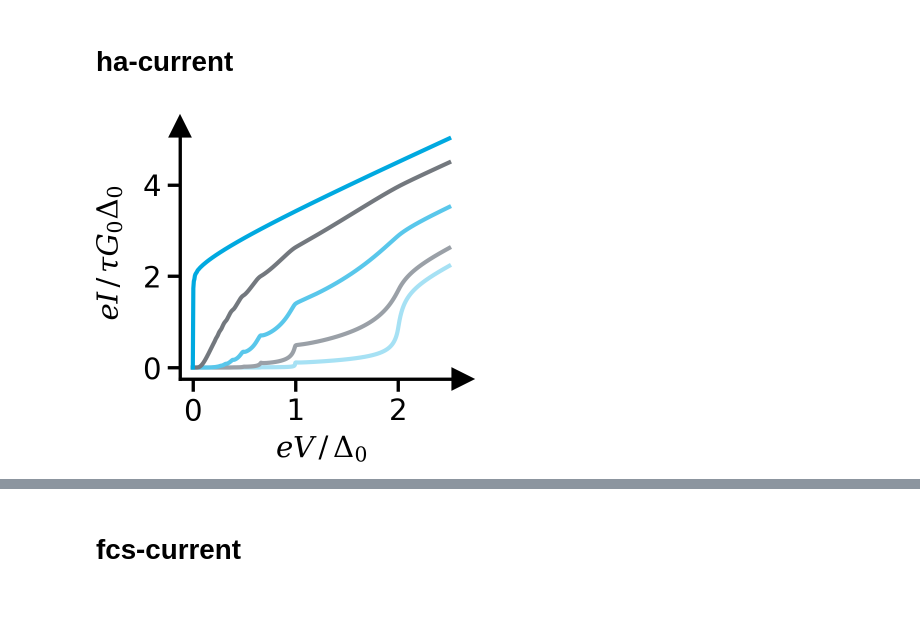
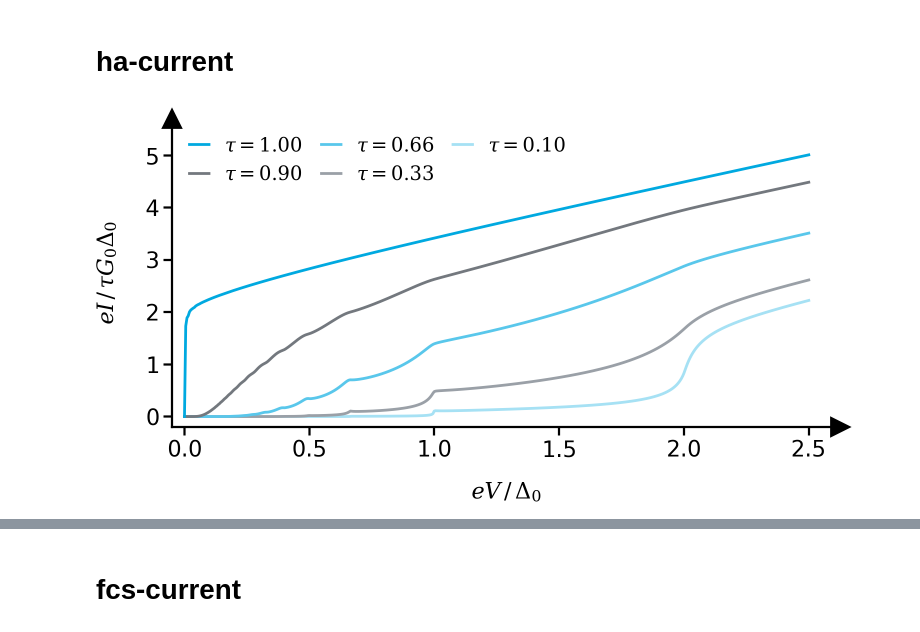
Before and after one commit to schmampf/dissertation, a Jupyter notebook: theory/meso/meso.ipynb, the cells around one changed output, grey strips where cells are left out. Cells and saved outputs as stored; diff of their text form; code cells hidden in the pictures; blank space fills up the shorter version.

Commit message:
new meso plots

```diff
--- a/theory/meso/meso.ipynb
+++ b/theory/meso/meso.ipynb
@@ -216,8 +232,7 @@ theory_layout(fig, ax, title, xlabel, ylabel)
 # %%
 Delta_meV = 0.180
 gamma_meV = 0.0
-T_K = 1.2
-
+T_K = 0.0
 
 tau = np.array([1.0, 0.95, 0.66, 0.33, 0.1])
 phi = np.linspace(0, 2 * np.pi, 361)
@@ -230,10 +245,4 @@ E_abs_mV = E_abs * Delta_meV
 K_T = np.tanh(E_abs_mV / (2 * k_B_meV * T_K))
 
 I_nA = Delta_meV * ttau * np.sin(phi) / E_abs_mV * K_T
-
-# I_nA = (
-#     G_0_muS
-#     * np.gradient(E_abs_mV, phi, axis=1)
-#     * np.tanh(E_abs_mV / (2 * k_B_meV * T_K))
-# )
 # %%
@@ -291,10 +512,12 @@ theory_layout(fig, ax, title, xlabel, ylabel)
 # %% [markdown]
 # ha-current
 # %%
-V_mV = np.linspace(0, 2.5 * Delta_meV, 501)
+V = np.linspace(0, 2.5, 501)
+V_mV = V * Delta_meV
 tau = np.array([1.0, 0.9, 0.66, 0.33, 0.1])
 I = np.full((tau.shape[0], V_mV.shape[0]), np.nan)
 dIdV = np.copy(I)
+T_K = 0.0
 
 for i, tau_i in enumerate(tau):
     I[i, :] = get_I_nA_ha(
@@ -331,25 +554,39 @@ colors = [
     seeblau20,
     seegrau20,
 ]
-figsize = (1.3, 1.2)
+figsize = (2.0, 1.2)
 # %%
-fig, ax = get_figure(figsize=figsize, subfigure=True)
+figsize = (3.8, 2.0)
+fig, ax = get_figure(figsize=figsize, subfigure=False)
 
 for i, tau_i in enumerate(tau):
     ax.plot(
         V_mV / Delta_meV,
         I[i, :],
         color=colors[i],
         zorder=10 - i,
-        label=f"{tau_i:.1f}",
+        label=f"$\\tau={tau_i:.2f}$",
     )
 
 ylim = ax.get_ylim()
+ax.set_ylim(-0.2, 5.7)
+ax.set_xlim(-0.05, None)
+
+ax.legend(
+    handlelength=1.0,
+    loc="upper left",
+    frameon=False,
+    fontsize=7,
+    title_fontsize=7,
+    ncols=3,
+    columnspacing=1.0,
+    # bbox_to_anchor=(1.0, 1.15),
+)
 
 ylabel = "$eI\\,/\\,\\tau G_0\\Delta_0$"
 xlabel = "$eV\\,/\\,\\Delta_0$"
 title = "ha-iv"
 
-theory_layout(fig, ax, title, xlabel, ylabel)
+theory_layout(fig, ax, title, xlabel, ylabel, padding=(0.3, 0.3))
 # %% [output]
-[figure, old version]
+[figure, new version]
```
Also changed, not shown: parts of 20 cells of this notebook, 45 other files.
